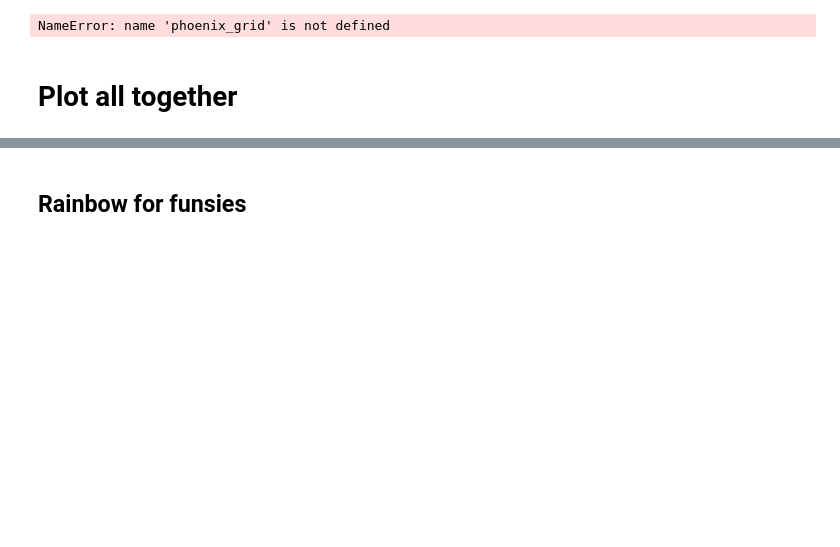
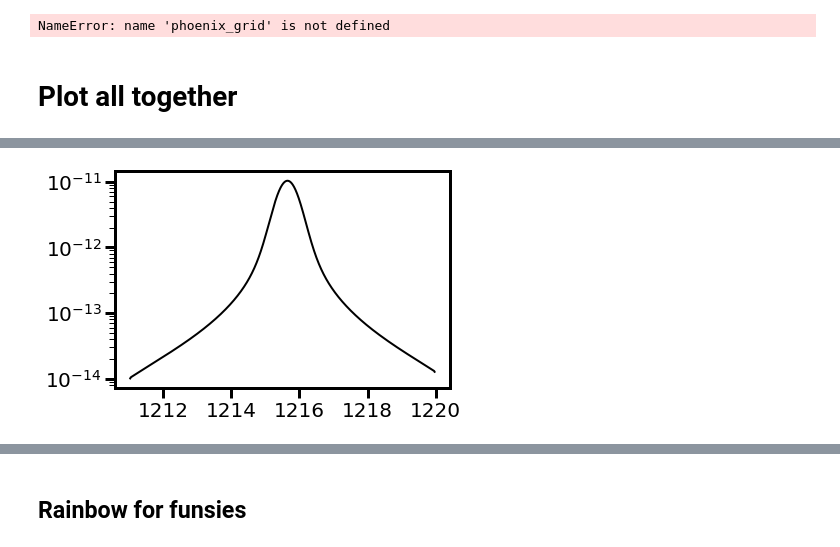
Before and after one commit to afeinstein20/cos_flares, a Jupyter notebook: notebooks/panchromatic_spectrum.ipynb, the cells around one changed output, grey strips where cells are left out. Saved outputs shown, nothing was run; the diff lists cells and outputs as text; code cells hidden in the pictures; blank space fills up the shorter version.

```diff
--- a/notebooks/panchromatic_spectrum.ipynb
+++ b/notebooks/panchromatic_spectrum.ipynb
@@ -612,3 +646,9 @@ plt.xscale('log')
+# %%
+plt.plot(lyalpha['wavelength'],
+        lyalpha['flux'], cs[1], lw=lw)
+plt.yscale('log')
+# %% [output]
+[figure, added]
 # %%
 argsort = np.argsort(pan_wavelength)
 tab = Table()
```
Also changed, not shown: parts of 12 cells of this notebook, 5 other files.
